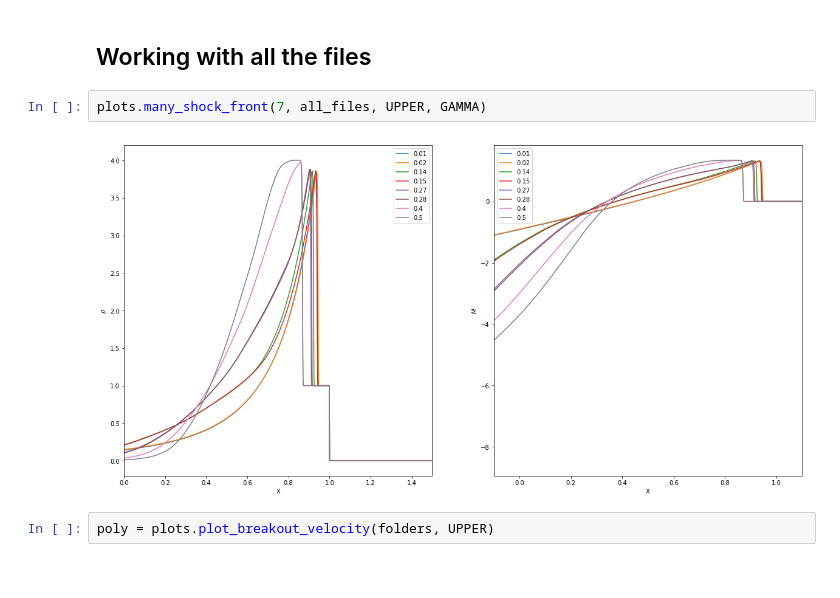
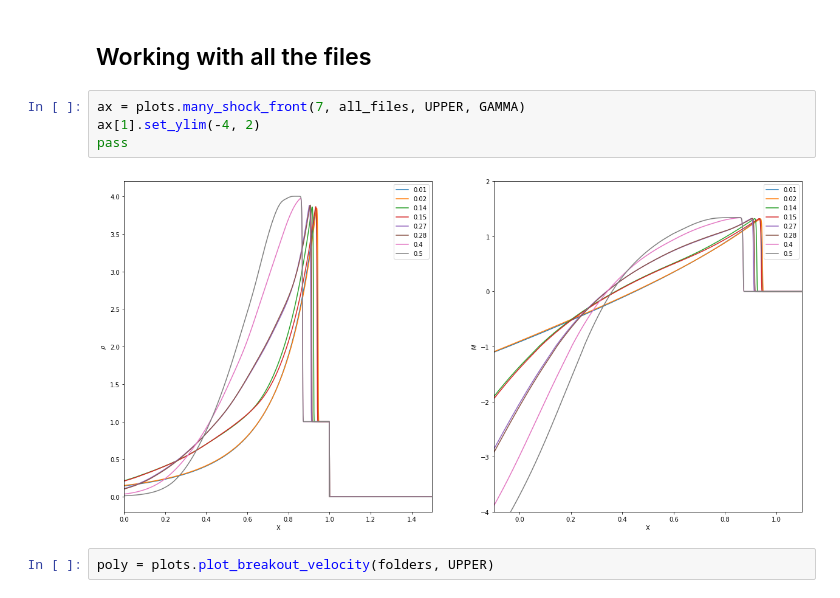
Before and after one commit to fhorrobin/cratering-1D, a Jupyter notebook: visualizations/visualize.ipynb, the cells around one changed output. Drawn from its saved outputs; the diff is of its cells as text.

Commit message:
Changed plotting script to allow for axis customization

```diff
--- a/visualizations/visualize.ipynb
+++ b/visualizations/visualize.ipynb
@@ -40,9 +41,11 @@ plots.plot_velocity_data(UPPER, folder)
 # %% [markdown]
 ## Working with all the files
 # %%
-plots.many_shock_front(7, all_files, UPPER, GAMMA)
+ax = plots.many_shock_front(7, all_files, UPPER, GAMMA)
+ax[1].set_ylim(-4, 2)
+pass
 # %% [output]
-[figure, old version]
+[figure, new version]
 # %%
 poly = plots.plot_breakout_velocity(folders, UPPER)
 # %% [output]
```
Also changed, not shown: parts of 1 cell of this notebook, 3 other files.
